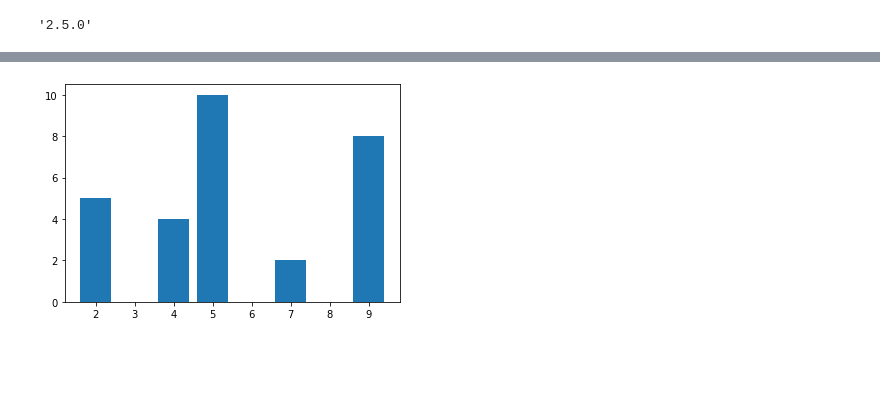
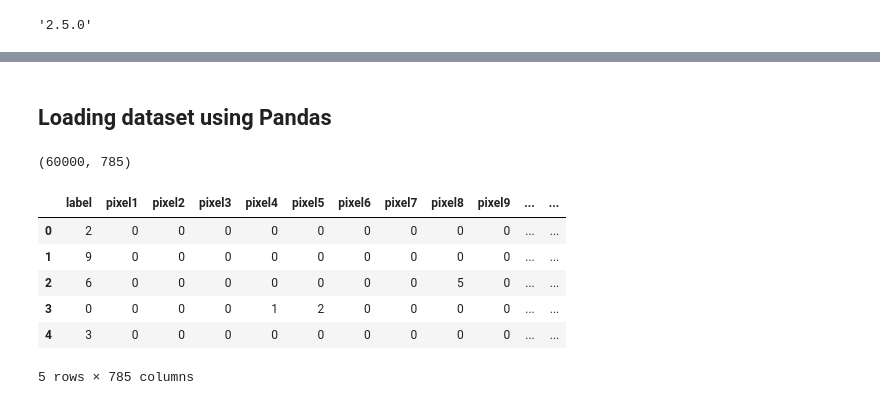
Before and after one commit to mabj/spikes, a Jupyter notebook: keras/keras_notes.ipynb, the cells around one changed output, grey strips where cells are left out. Saved outputs shown, nothing was run; the diff lists cells and outputs as text; code cells hidden in the pictures; blank space fills up the shorter version.

```diff
--- a/keras/keras_notes.ipynb
+++ b/keras/keras_notes.ipynb
@@ -24,7 +12,2 @@ plt.show()
-# %%
-# Function to plot
-plt.bar(x, y)
-# function to show the plot
-plt.show()
-# %% [output]
-[figure, removed]
+# %% [markdown]
+## Loading dataset using Pandas
@@ -30,0 +16,19 @@ plt.show()
+# %%
+data_train_file = 'data/fashion-mnist_train.csv'
+data_test_file = 'data/fashion-mnist_test.csv'
+
+# this method returns a pandas DataFrame object "pandas.core.frame.DataFrame"
+data_train = pd.read_csv(data_train_file)
+data_test = pd.read_csv(data_test_file)
+
+print(data_train.shape)
+data_train.head()
+# %% [output]
+(60000, 785)
+|  | label | pixel1 | pixel2 | pixel3 | pixel4 | pixel5 | pixel6 | pixel7 | pixel8 | pixel9 | ... | ... |
+| 0 | 2 | 0 | 0 | 0 | 0 | 0 | 0 | 0 | 0 | 0 | ... | ... |
+| 1 | 9 | 0 | 0 | 0 | 0 | 0 | 0 | 0 | 0 | 0 | ... | ... |
+| 2 | 6 | 0 | 0 | 0 | 0 | 0 | 0 | 0 | 5 | 0 | ... | ... |
+| 3 | 0 | 0 | 0 | 0 | 1 | 2 | 0 | 0 | 0 | 0 | ... | ... |
+| 4 | 3 | 0 | 0 | 0 | 0 | 0 | 0 | 0 | 0 | 0 | ... | ... |
+5 rows × 785 columns
```
Also changed, not shown: parts of 12 cells of this notebook, 12 other files.
